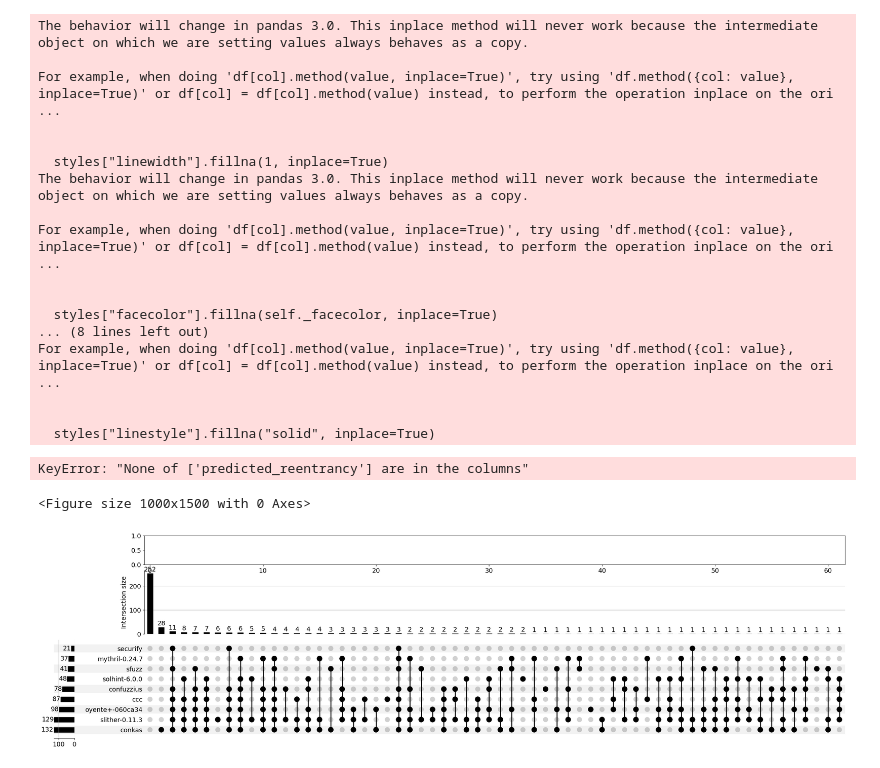
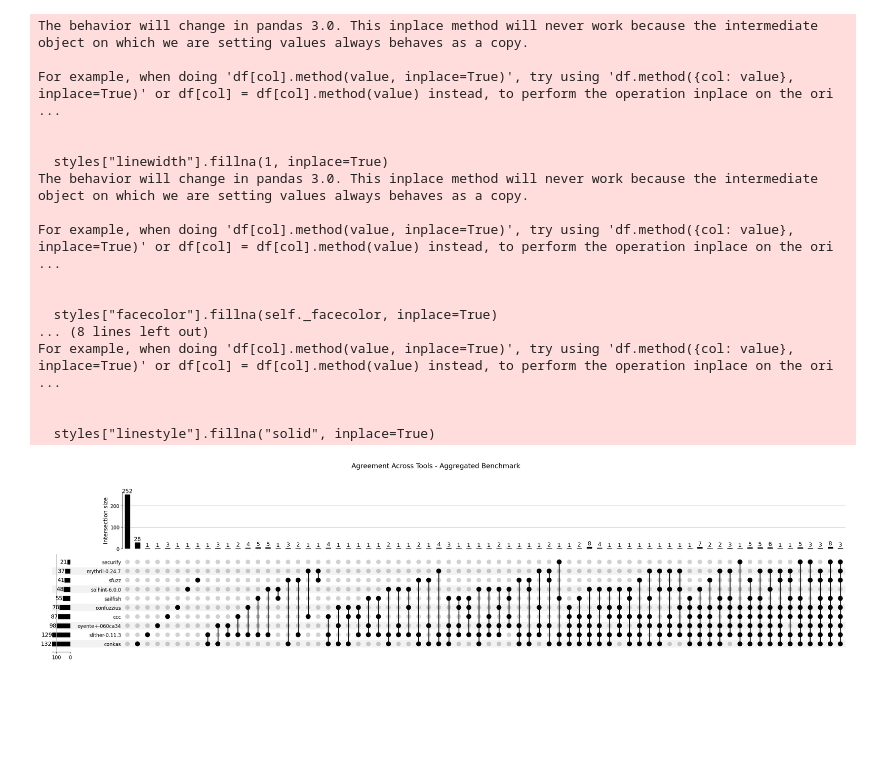
Before and after one commit to matteo-rizzo/reentrancy-detection-benchmarks, a Jupyter notebook: results/smartbugs_csv_parser.ipynb, the cells around one changed output. Saved outputs shown, nothing was run; the diff lists cells and outputs as text; code cells hidden in the pictures; blank space fills up the shorter version.

Commit message:
upsetplot_pdf

```diff
--- a/results/smartbugs_csv_parser.ipynb
+++ b/results/smartbugs_csv_parser.ipynb
@@ -5,7 +5,7 @@ from sklearn.metrics import f1_score
 
 
 # Read data from the CSV file and select only the required columns.
-filename = 'smartbugs/results_aggregated_src.csv'
+filename = 'all_results_RSD_src.csv'
 
 if 'src' in filename:
     out_csv = 'reentrancy_metrics_data_src.csv'
@@ -20,8 +20,9 @@ df = pd.read_csv(filename)
 df = df[['filename', 'basename', 'exit_code', 'toolid', 'findings']]
 # print(df)
 df['exit_code'] = df['exit_code'].fillna(-1).astype(int)
-#print(df.shape)
-
+print(df.shape)
+df = df[~df['basename'].str.contains('Human')]
+print(df.shape)
 if 'src' in filename:
     df = df[df['filename'].str.contains('safe|ree', na=False)]
 # print(df)
@@ -30,12 +31,16 @@ if 'src' in filename:
 # You can easily update this dictionary as needed. For tools with multiple labels,
 # use a comma-separated string, e.g., 'tool_name': 'label1,label2'.
 reentrancy_labels = {
+    'aderyn': 'Reentrancy',
     'ccc': 'Reentrancy_Vulnerability',
     'confuzzius': 'Reentrancy',
     'conkas': 'Reentrancy', #.sol 0.5
+    'ethor-2023': 'insecure',
     #'manticore-0.3.7': 'Reentrancy', # placeholder
     'mythril-0.24.7': 'State_access_after_external_call_SWC_107',
     'oyente+-2acaf2e': 'Re_Entrancy_Vulnerability',
+    'oyente+-060ca34':'Re_Entrancy_Vulnerability',
+    'sailfish': 'dao',
     'securify': 'DAO_',
     'securify2': 'Reentrancy', # does not work
     'sfuzz': 'Reentrancy',
@@ -43,8 +48,6 @@ reentrancy_labels = {
     #'smartcheck': 'Reentrancy', # never finds any occurrence of reentrancy
     'solhint-6.0.0': 'reentrancy',
     #'ethainter': 'Reentrancy', # does not work
-    'ethor-2023': 'insecure',
-    'oyente+-060ca34':'Re_Entrancy_Vulnerability',
     'vandal': 'ReentrantCall',
     'gpt-oss': 'reentrant',
     'gpt-5-mini': 'reentrant',
@@ -79,8 +82,6 @@ def get_prediction(row):
 
 df['predicted_reentrancy'] = df.apply(get_prediction, axis=1)
 #print(df['exit_code']==1)
-
-
 
 
 # 3. Calculate metrics for each unique tool and print only the results.
@@ -135,7 +136,7 @@ for tool in tools_to_analyze:
     #f1_score = f1_score(tool_df['true_reentrancy'], tool_df['predicted_reentrancy'], zero_division=0, average = 'weighted')
     if f1_score > 0:
         good_tools.append(tool)
-        print(f"{tool}, {accuracy*100:.2f}, {precision*100:.2f}, {recall*100:.2f}, {f1_score*100:.2f}, {ERRORS2*100:.2f}" )
+        print(f"{tool}, {accuracy:.2f}, {precision:.2f}, {recall:.2f}, {f1_score:.2f}, {ERRORS2*100:.2f}" )
         # print(f"  Accuracy:  {accuracy*100:.2f}")
         # print(f"  Precision: {precision*100:.2f}")
         # print(f"  Recall:    {recall*100:.2f}")
@@ -382,81 +562,67 @@ plt.show()
 # %%
-
 import matplotlib.pyplot as plt
 from upsetplot import UpSet, from_indicators
 from matplotlib import cm
 
-# -------------------------------------------------------
-# 1) Pivot booleano: righe = contratti, colonne = tool
-# -------------------------------------------------------
-pivot = df_re.pivot_table(
+pivot = df.pivot_table(
     index="basename",
     columns="toolid",
     values="predicted_reentrancy",
     aggfunc="first"
 )
 
-pivot = pivot.fillna(False)
-pivot = pivot.astype(bool)
-
-# -------------------------------------------------------
-# 2) Convertiamo nel formato corretto per upsetplot
-# -------------------------------------------------------
+pivot = pivot.fillna(False).astype(bool)
 upset_data = from_indicators(pivot)
 
-# -------------------------------------------------------
-# 3) Plot finale
-# -------------------------------------------------------
-
 plt.rcParams.update({
-    "font.size": 14,         # base font size
-    "axes.titlesize": 20,    # title
-    "axes.labelsize": 14,    # x/y labels
-    "xtick.labelsize": 14,   # x ticks
-    "ytick.labelsize": 14,   # y ticks
-    "legend.fontsize": 14,   # legend
+    "font.size": 14,
+    "axes.titlesize": 16,
+    "axes.labelsize": 14,
+    "xtick.labelsize": 12,
+    "ytick.labelsize": 12,
 })
 
-plt.figure(figsize=(10, 15))
+fig = plt.figure(figsize=(20, 8))
 
 u = UpSet(
     upset_data,
     subset_size="count",
-    sort_by="cardinality",
-    show_counts=True
+    # orientation="vertical",   # <--- VERTICAL (important)
+    show_counts=True,
+    # element_size=40,
+    min_subset_size=1
+
 )
-u.add_stacked_bars(
-    by="predicted_reentrancy", colors=cm.Pastel1, title="Count by predicted reentrancy")
 
-u.plot()
+u.plot(fig=fig)
 
+# add title AFTER plot
+fig.suptitle("Agreement Across Tools - Aggregated Benchmark", y=1.02)
 
+# Adjust top margin so title stays outside
+# fig.subplots_adjust(top=0.998)
 
-
-
-plt.suptitle("True Positives Across Tools - Aggregated Benchmark")
-plt.savefig("upset_plot.pdf", format="pdf", bbox_inches="tight")
+fig.savefig("upset_plot_RSD.pdf", bbox_inches="tight")
 plt.show()
 # %% [output]
 The behavior will change in pandas 3.0. This inplace method will never work because the intermediate object on which we are setting values always behaves as a copy.
 
 For example, when doing 'df[col].method(value, inplace=True)', try using 'df.method({col: value}, inplace=True)' or df[col] = df[col].method(value) instead, to perform the operation inplace on the ori ...
 
 
   styles["linewidth"].fillna(1, inplace=True)
 The behavior will change in pandas 3.0. This inplace method will never work because the intermediate object on which we are setting values always behaves as a copy.
 
 For example, when doing 'df[col].method(value, inplace=True)', try using 'df.method({col: value}, inplace=True)' or df[col] = df[col].method(value) instead, to perform the operation inplace on the ori ...
 
 
   styles["facecolor"].fillna(self._facecolor, inplace=True)
 ... (8 lines left out)
 For example, when doing 'df[col].method(value, inplace=True)', try using 'df.method({col: value}, inplace=True)' or df[col] = df[col].method(value) instead, to perform the operation inplace on the ori ...
 
 
   styles["linestyle"].fillna("solid", inplace=True)
-KeyError: "None of ['predicted_reentrancy'] are in the columns"
-<Figure size 1000x1500 with 0 Axes>
-[figure, old version]
+[figure, new version]
 # %%
 from upsetplot import UpSet, from_memberships
 
```
Also changed, not shown: parts of 9 cells of this notebook, 13 other files.
